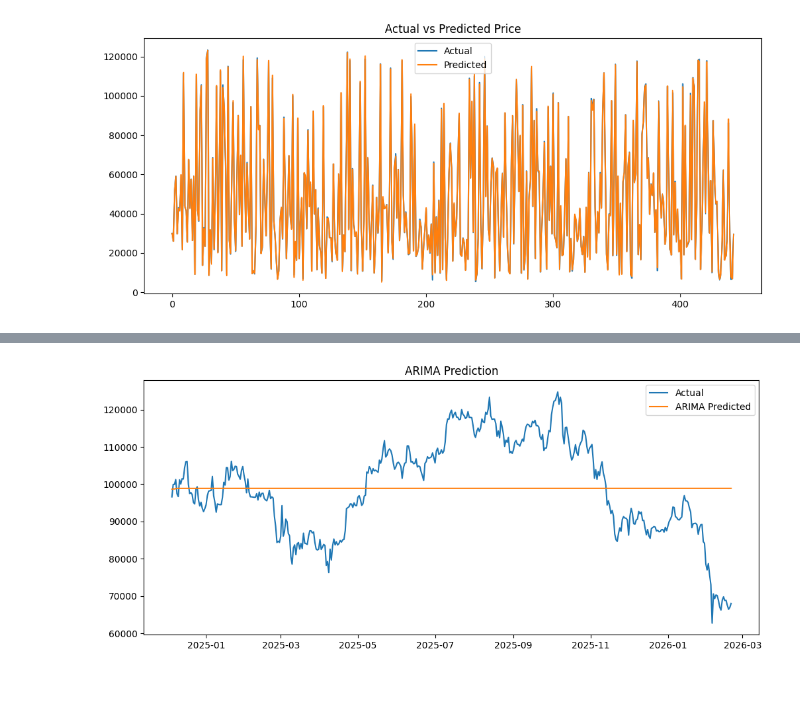
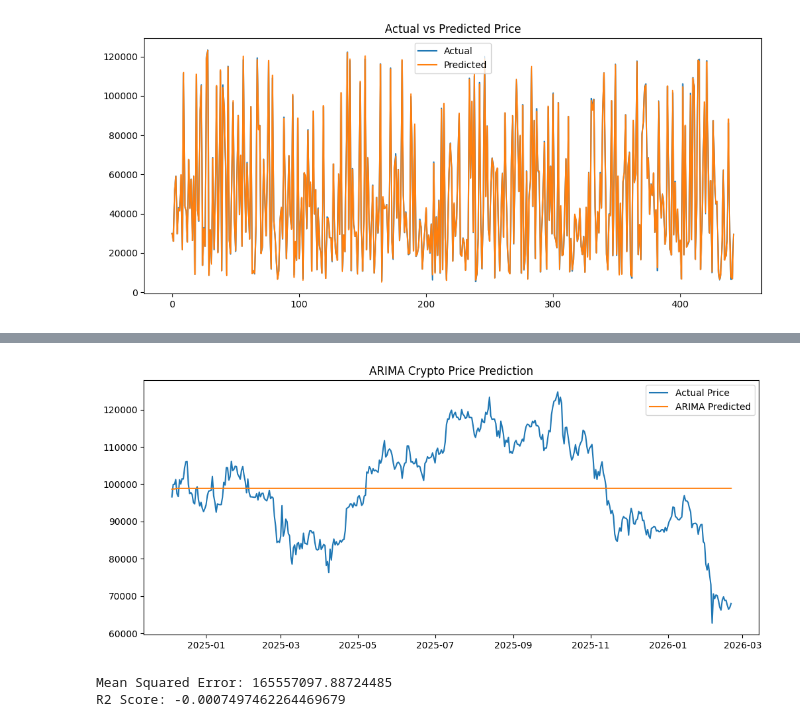
Before and after one commit to karamjass/CryptoCurrency-dashboard, a Jupyter notebook: model.ipynb, the cells around one changed output, grey strips where cells are left out. Drawn from its saved outputs; the diff is of its cells as text; code cells hidden in the pictures; blank space fills up the shorter version.

```diff
--- a/model.ipynb
+++ b/model.ipynb
@@ -196,33 +200,63 @@ WARNING: Ignoring invalid distribution ~penai (C:\Users\hp\AppData\Local\Program
 # %%
-# ======================
-# ARIMA MODEL
-# ======================
+# ==============================
+# 1. IMPORT LIBRARIES
+# ==============================
 
 from statsmodels.tsa.arima.model import ARIMA
+from sklearn.model_selection import train_test_split
 import matplotlib.pyplot as plt
 
-# Only Close price use karte hain
+# ==============================
+# 2. TIME SERIES SELECT
+# ==============================
+
 series = btc['Close']
 
-# Train-test split (80-20)
-X_train,X_test,y_train,y_test = train_test_split(X, y, test_size=0.2, random_state=42,shuffle =False)
+# ==============================
+# 3. TRAIN TEST SPLIT (80-20)
+# ==============================
 
-# ARIMA model
+train, test = train_test_split(series, test_size=0.2, shuffle=False)
+
+# ==============================
+# 4. ARIMA MODEL
+# ==============================
+
 model_arima = ARIMA(train, order=(5,1,0))
 model_arima_fit = model_arima.fit()
 
-# Prediction
+# ==============================
+# 5. PREDICTION
+# ==============================
+
 arima_pred = model_arima_fit.forecast(steps=len(test))
 
-# Plot
+# ==============================
+# 6. PLOT ACTUAL VS PREDICTED
+# ==============================
+
 plt.figure(figsize=(12,5))
-plt.plot(test.index, test, label="Actual")
+plt.plot(test.index, test, label="Actual Price")
 plt.plot(test.index, arima_pred, label="ARIMA Predicted")
 plt.legend()
-plt.title("ARIMA Prediction")
+plt.title("ARIMA Crypto Price Prediction")
 plt.show()
+
+# ==============================
+# 7. MODEL ACCURACY CHECK
+# ==============================
+
+from sklearn.metrics import mean_squared_error, r2_score
+
+mse = mean_squared_error(test, arima_pred)
+r2 = r2_score(test, arima_pred)
+
+print("Mean Squared Error:", mse)
+print("R2 Score:", r2)
 # %% [output]
-[figure, old version]
+[figure, new version]
+Mean Squared Error: 165557097.88724485
+R2 Score: -0.0007497462264469679
 # %%
 # ======================
 # LSTM MODEL
```
Also changed, not shown: parts of 4 cells of this notebook.
